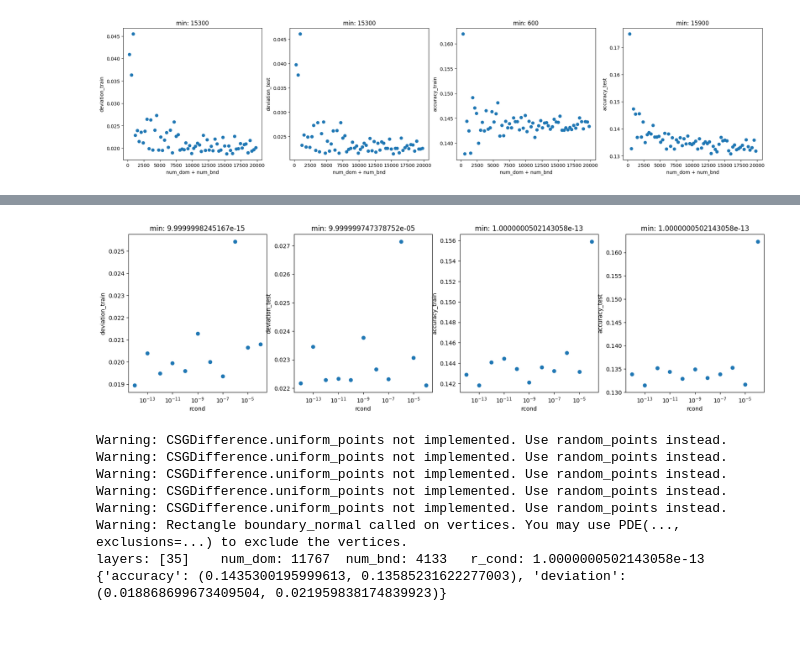
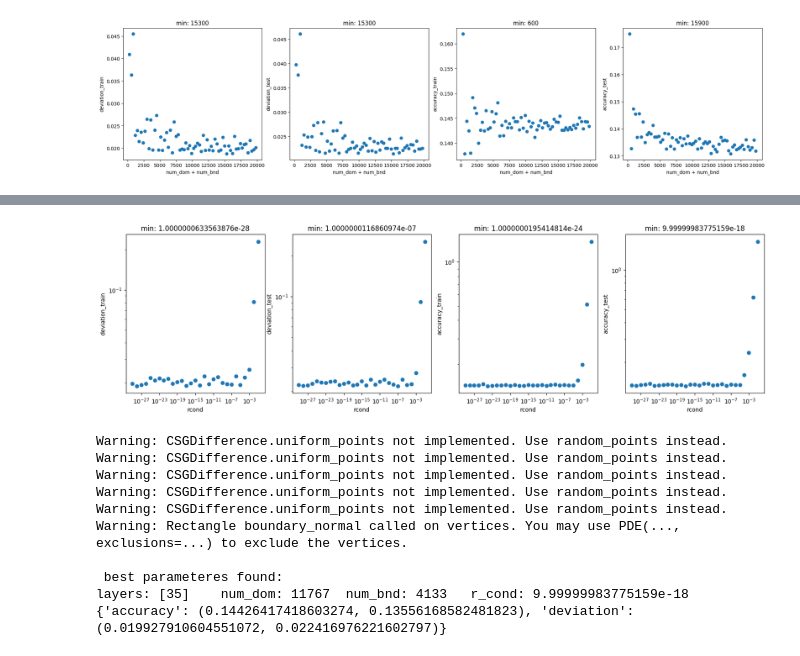
Before and after one commit to delimarr/ip5_code, a Jupyter notebook: elm.ipynb, the cells around one changed output, grey strips where cells are left out. Saved outputs shown, nothing was run; the diff lists cells and outputs as text; code cells hidden in the pictures.

```diff
--- a/elm.ipynb
+++ b/elm.ipynb
@@ -568,7 +568,7 @@ num_bnd = int(opt_bnd_percent * opt_num_data)
 num_dom = opt_num_data - num_bnd
 layers = opt_layers
 num_tst = 340
-rconds = np.arange(start=4, stop=15, step=1, dtype=DTYPE)
+rconds = np.arange(start=1, stop=30, step=1, dtype=DTYPE)
 scale = lambda x: 1/(10**(x))
 # scale = 1e-x
 rconds = scale(rconds)
@@ -592,6 +592,7 @@ fig = plt.figure(figsize=(20, 5))
 for idx, metric in enumerate(metrics):
     ax = fig.add_subplot(1, 4, idx + 1)
     ax.set_xscale("log")
+    ax.set_yscale("log")
     plt.xlabel("rcond")
     plt.title(f"min: {rconds[np.argmin(res[metric])]}")
     plt.ylabel(metric)
@@ -615,8 +616,8 @@ Warning: CSGDifference.uniform_points not implemented. Use random_points instead
 Warning: CSGDifference.uniform_points not implemented. Use random_points instead.
 Warning: CSGDifference.uniform_points not implemented. Use random_points instead.
 Warning: CSGDifference.uniform_points not implemented. Use random_points instead.
 Warning: Rectangle boundary_normal called on vertices. You may use PDE(..., exclusions=...) to exclude the vertices.
-[figure, old version]
+[figure, new version]
 # %%
 # print optimum
 num_bnd = int(opt_bnd_percent * opt_num_data)
@@ -626,8 +627,11 @@ rcond = opt_rcond
 
 res = run(num_dom=num_dom, num_bnd=num_bnd, num_tst=num_tst, layers=opt_layers, rcond=rcond)
 print("\n best parameteres found:")
-print(f"layers: {opt_layers}\tnum_dom: {num_dom}\tnum_bnd: {num_bnd}\tr_cond: {opt_rcond}")
+print(f"layers: {opt_layers}\tnum_dom: {num_dom}\tnum_bnd: {num_bnd}\tr_cond: {rcond}")
 print(res)
+# True number of points on the boundary is:
+# ~ number of boundary conditions * num_bnd
+# TO DO extract exact number of boundary-points from deepxde
 # %% [output]
 Warning: CSGDifference.uniform_points not implemented. Use random_points instead.
 Warning: CSGDifference.uniform_points not implemented. Use random_points instead.
@@ -635,5 +639,7 @@ Warning: CSGDifference.uniform_points not implemented. Use random_points instead
 Warning: CSGDifference.uniform_points not implemented. Use random_points instead.
 Warning: CSGDifference.uniform_points not implemented. Use random_points instead.
 Warning: Rectangle boundary_normal called on vertices. You may use PDE(..., exclusions=...) to exclude the vertices.
-layers: [35]    num_dom: 11767  num_bnd: 4133   r_cond: 1.0000000502143058e-13
-{'accuracy': (0.1435300195999613, 0.13585231622277003), 'deviation': (0.018868699673409504, 0.021959838174839923)}
+
+ best parameteres found:
+layers: [35]    num_dom: 11767  num_bnd: 4133   r_cond: 9.99999983775159e-18
+{'accuracy': (0.14426417418603274, 0.13556168582481823), 'deviation': (0.019927910604551072, 0.022416976221602797)}
```
Also changed, not shown: parts of 1 cell of this notebook.
